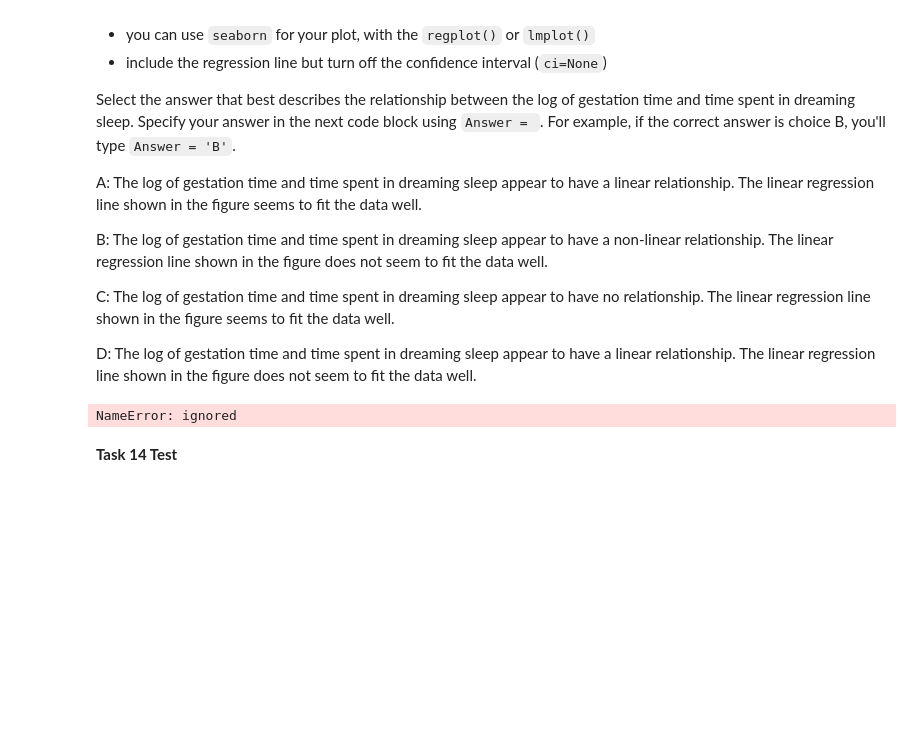
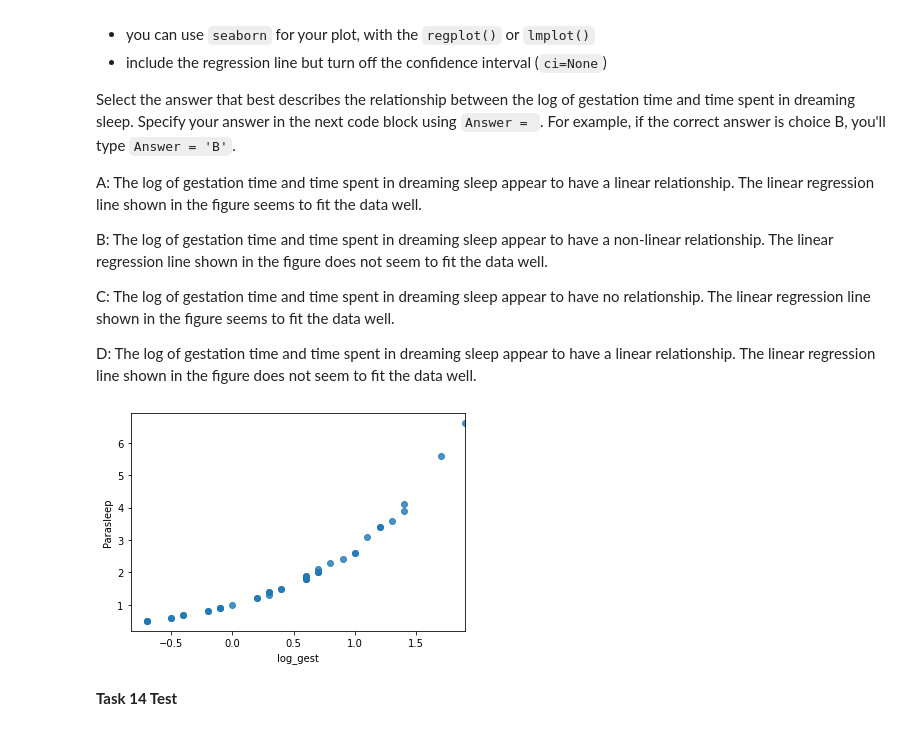
Before and after one commit to lucaanescu/DS-Unit-1-Sprint-3-Linear-Algebra, a Jupyter notebook: LS_DS_132_Inference_For_Regression_Assignment_AG_(2).ipynb, the cells around one changed output. Drawn from its saved outputs; the diff is of its cells as text; code cells hidden in the pictures; blank space fills up the shorter version.

```diff
--- a/LS_DS_132_Inference_For_Regression_Assignment_AG_(2).ipynb
+++ b/LS_DS_132_Inference_For_Regression_Assignment_AG_(2).ipynb
@@ -401,7 +420,7 @@ Let's try something new: taking the log of a variable to transform it. Then we'l
 # Task 13
 
 # YOUR CODE HERE
-df_sleep['log_gest'] = np.log(df_sleep['Parasleep'])
+df_sleep['log_gest'] = round(np.log(df_sleep['Parasleep']), 1)
 
 # Look at your new column
 df_sleep.head()
@@ -431,14 +457,14 @@ D: The log of gestation time and time spent in dreaming sleep appear to have a l
 # %%
 # Task 14
 
 # YOUR CODE HERE
 import seaborn as sns
 
 ax = sns.regplot( x = 'log_gest', y = 'Parasleep', data = df_sleep, ci = None)
 
-Answer = A
+Answer = 'A'
 # %% [output]
-NameError: ignored
+[figure, added]
 # %% [markdown]
 **Task 14 Test**
 # %%
```
Also changed, not shown: parts of 11 cells of this notebook.
